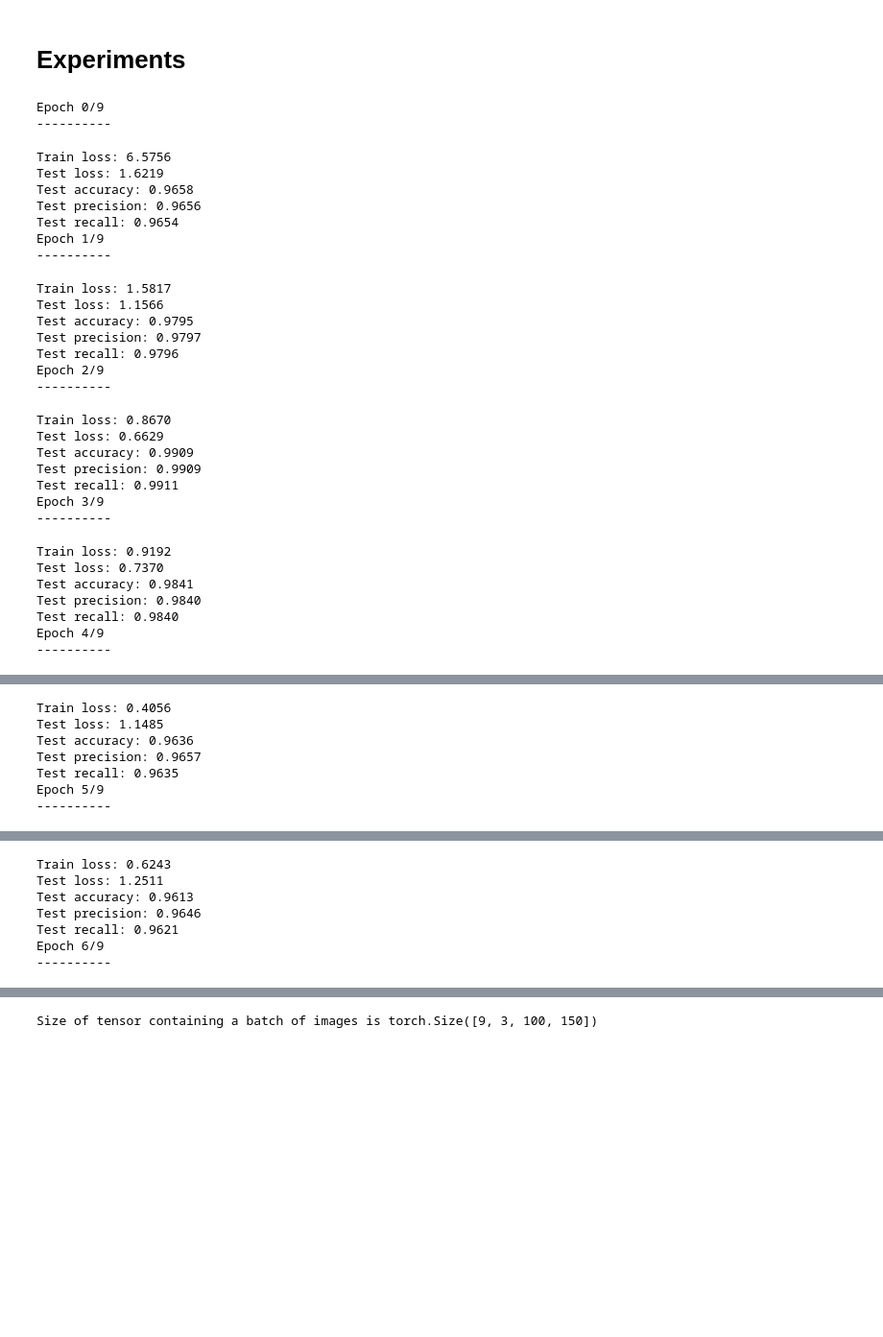
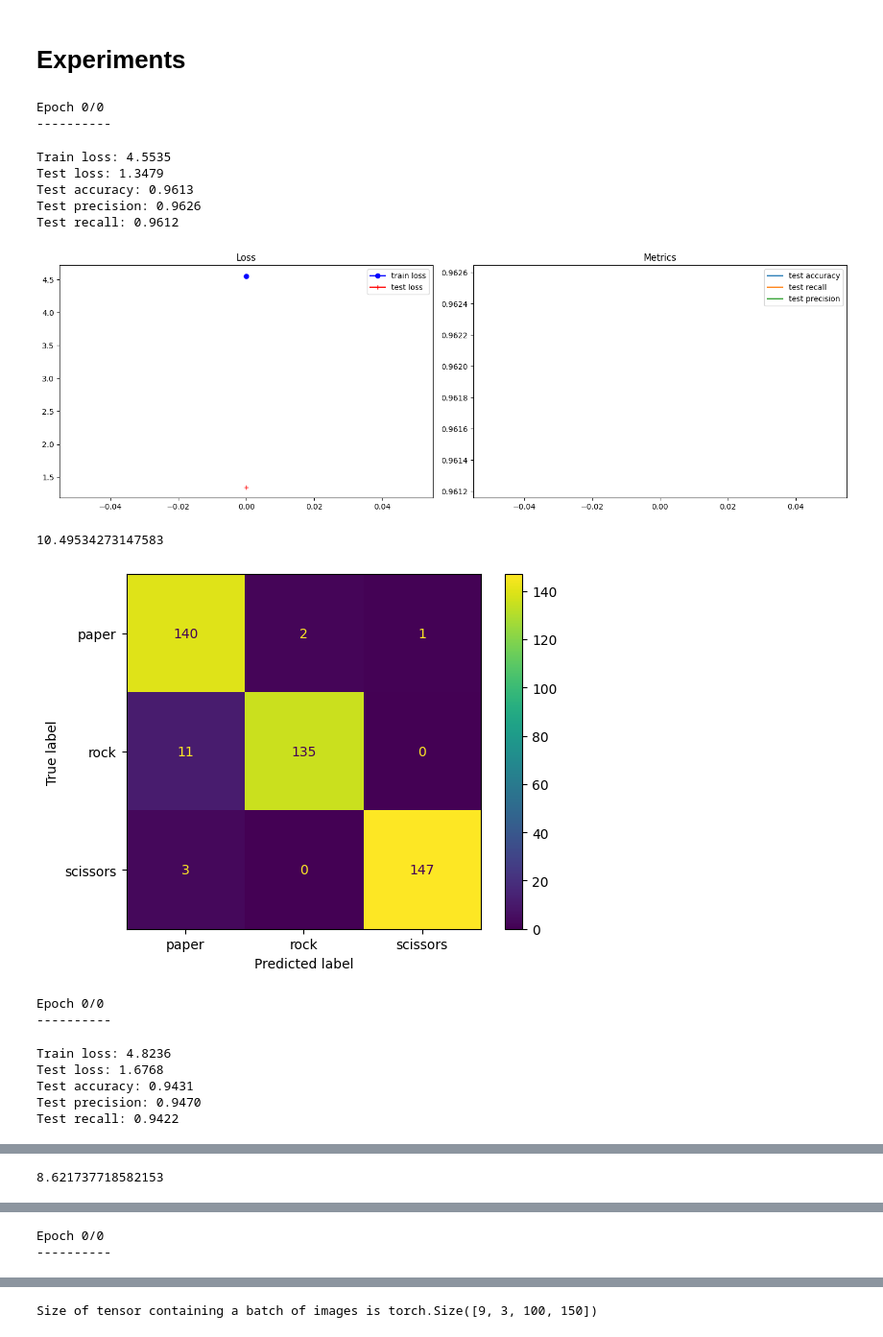
Before and after one commit to prometheus404/sm4ml_proj, a Jupyter notebook: rockpaperscissors.ipynb, the cells around one changed output, grey strips where cells are left out. Shown at 96% size. Cells and saved outputs as stored; diff of their text form; code cells hidden in the pictures; blank space fills up the shorter version.

Commit message:
Better graphs for cross validation

```diff
--- a/rockpaperscissors.ipynb
+++ b/rockpaperscissors.ipynb
@@ -435,50 +467,37 @@ class GeneralNet(nn.Module):
 # %%
 times = {}
 for model in DeepNet, EzNet, SimpleNet:
     net = model()
     net.to(device)
     criterion = nn.CrossEntropyLoss()
     optimizer_ft = optim.Adam(net.parameters(), lr=1e-3)
     # An lr strategy which decreases lr by a factor of 0.1 every 7 epochs
     exp_lr_scheduler = lr_scheduler.StepLR(optimizer_ft, step_size=7, gamma=0.1)
 
     dls = {'train' : train_dl, 'test': test_dl}
-    stats = train_model(net, dls, criterion, optimizer_ft, exp_lr_scheduler, num_epochs=10)
+    stats = train_model(net, dls, criterion, optimizer_ft, exp_lr_scheduler, num_epochs=1)
     plot_stats(stats)
     print(stats['elapsed_time'])
     times[model.__name__] = stats['elapsed_time']
     cm_plot(net, test_dl)
 
-plt.plot(times.keys(), times.values())
+plt.bar(times.keys(), times.values())
 plt.show()
 # %% [output]
-Epoch 0/9
+Epoch 0/0
 ----------
-Train loss: 6.5756
-Test loss: 1.6219
-Test accuracy: 0.9658
-Test precision: 0.9656
-Test recall: 0.9654
-Epoch 1/9
-----------
+Train loss: 4.5535
+Test loss: 1.3479
+Test accuracy: 0.9613
+Test precision: 0.9626
+Test recall: 0.9612
+[figure, new version]
-Train loss: 1.5817
-Test loss: 1.1566
-Test accuracy: 0.9795
-Test precision: 0.9797
-Test recall: 0.9796
-Epoch 2/9
-----------
+10.49534273147583
+[figure, added]
-Train loss: 0.8670
-Test loss: 0.6629
-Test accuracy: 0.9909
-Test precision: 0.9909
-Test recall: 0.9911
-Epoch 3/9
+Epoch 0/0
 ----------
-Train loss: 0.9192
-Test loss: 0.7370
-Test accuracy: 0.9841
-Test precision: 0.9840
-Test recall: 0.9840
-Epoch 4/9
-----------
+Train loss: 4.8236
+Test loss: 1.6768
+Test accuracy: 0.9431
+Test precision: 0.9470
+Test recall: 0.9422
@@ -485,7 +505 @@ Epoch 4/9
-Train loss: 0.4056
-Test loss: 1.1485
-Test accuracy: 0.9636
-Test precision: 0.9657
-Test recall: 0.9635
-Epoch 5/9
-----------
+8.621737718582153
@@ -492,7 +507,2 @@ Epoch 5/9
-Train loss: 0.6243
-Test loss: 1.2511
-Test accuracy: 0.9613
-Test precision: 0.9646
-Test recall: 0.9621
-Epoch 6/9
+Epoch 0/0
 ----------
```
Also changed, not shown: parts of 5 cells of this notebook.
